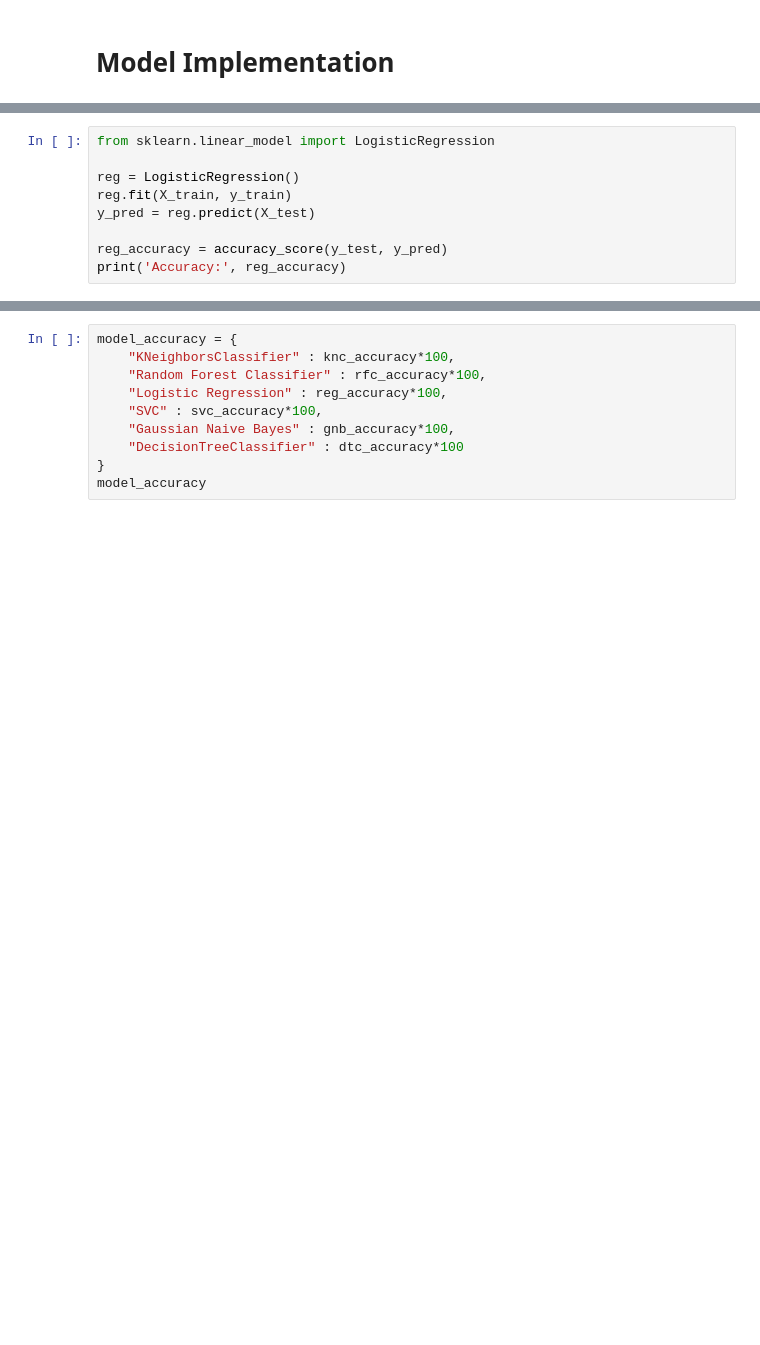
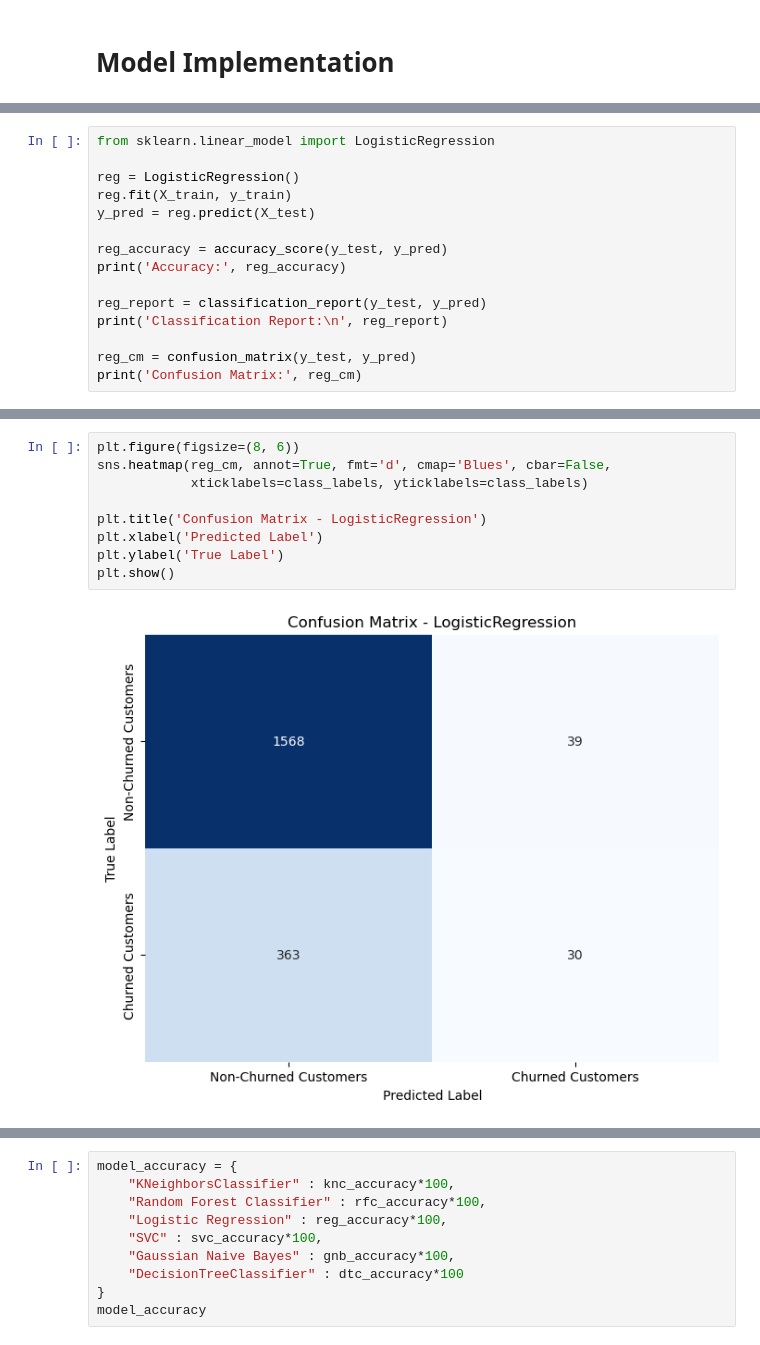
Before and after one commit to Mariyum-Dhedhi/Kaggle_Customer_Churn_Record_Project, a Jupyter notebook: Customer Churn Records.ipynb, the cells around one changed output, grey strips where cells are left out. Drawn from its saved outputs; the diff is of its cells as text; blank space fills up the shorter version.

```diff
--- a/Customer Churn Records.ipynb
+++ b/Customer Churn Records.ipynb
@@ -184,5 +246,11 @@ y_pred = reg.predict(X_test)
 
 reg_accuracy = accuracy_score(y_test, y_pred)
 print('Accuracy:', reg_accuracy)
+
+reg_report = classification_report(y_test, y_pred)
+print('Classification Report:\n', reg_report)
+
+reg_cm = confusion_matrix(y_test, y_pred)
+print('Confusion Matrix:', reg_cm)
 # %% [output]
 Accuracy: 0.799
@@ -189,3 +269,14 @@ Accuracy: 0.799
+# %%
+plt.figure(figsize=(8, 6))
+sns.heatmap(reg_cm, annot=True, fmt='d', cmap='Blues', cbar=False,
+            xticklabels=class_labels, yticklabels=class_labels)
+
+plt.title('Confusion Matrix - LogisticRegression')
+plt.xlabel('Predicted Label')
+plt.ylabel('True Label')
+plt.show()
+# %% [output]
+[figure, added]
 # %%
 from sklearn.svm import SVC
 
```
Also changed, not shown: parts of 15 cells of this notebook.
